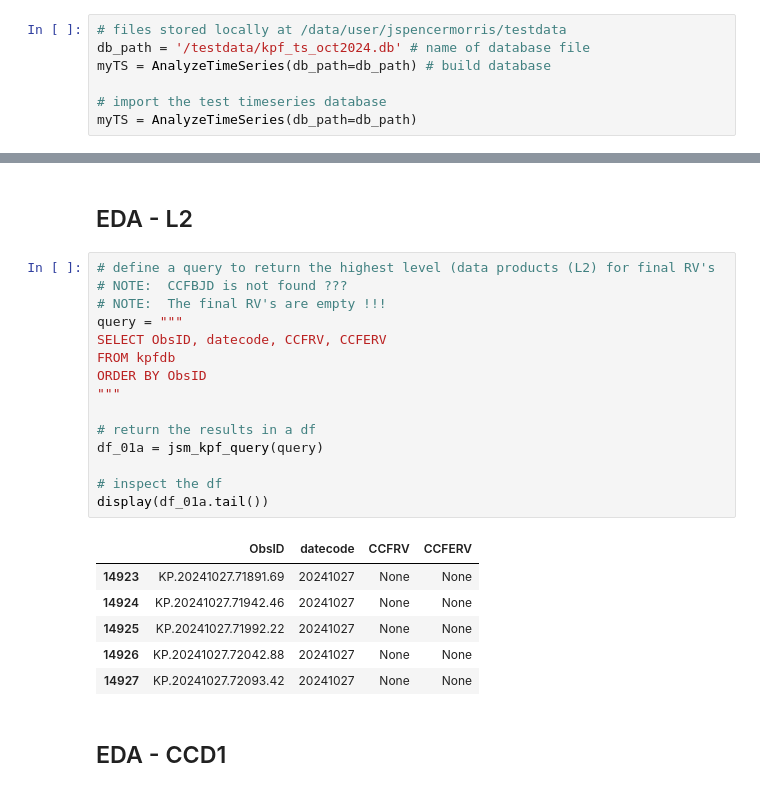
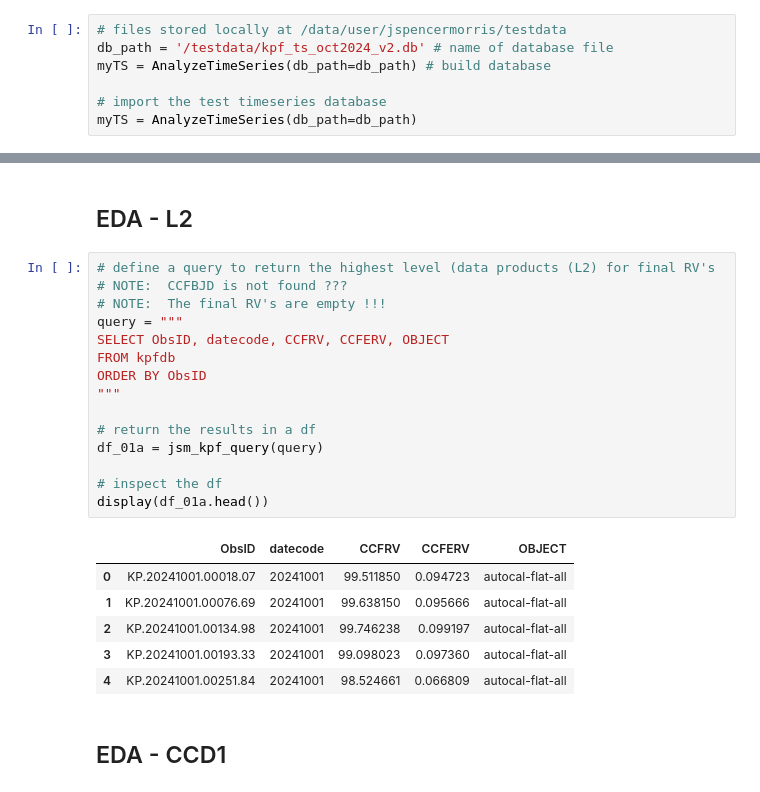
Before and after one commit to howardisaacson/KPF_data_science_sp2025, a Jupyter notebook: jspencermorris/notebooks/jsm_eda_01.ipynb, the cells around one changed output, grey strips where cells are left out. Saved outputs shown, nothing was run; the diff lists cells and outputs as text.

```diff
--- a/jspencermorris/notebooks/jsm_eda_01.ipynb
+++ b/jspencermorris/notebooks/jsm_eda_01.ipynb
@@ -16,7 +16,7 @@ from astropy.table import Table
 import sqlite3
 # %%
 # files stored locally at /data/user/jspencermorris/testdata
-db_path = '/testdata/kpf_ts_oct2024.db' # name of database file
+db_path = '/testdata/kpf_ts_oct2024_v2.db' # name of database file
 myTS = AnalyzeTimeSeries(db_path=db_path) # build database
 
 # import the test timeseries database
@@ -53,24 +296,24 @@ def jsm_kpf_query(jsm_query):
 # %%
 # define a query to return the highest level (data products (L2) for final RV's
 # NOTE:  CCFBJD is not found ???
 # NOTE:  The final RV's are empty !!!
 query = """
-SELECT ObsID, datecode, CCFRV, CCFERV
+SELECT ObsID, datecode, CCFRV, CCFERV, OBJECT
 FROM kpfdb
 ORDER BY ObsID
 """
 
 # return the results in a df
 df_01a = jsm_kpf_query(query)
 
 # inspect the df
-display(df_01a.tail())
+display(df_01a.head())
 # %% [output]
-|  | ObsID | datecode | CCFRV | CCFERV |
-| 14923 | KP.20241027.71891.69 | 20241027 | None | None |
-| 14924 | KP.20241027.71942.46 | 20241027 | None | None |
-| 14925 | KP.20241027.71992.22 | 20241027 | None | None |
-| 14926 | KP.20241027.72042.88 | 20241027 | None | None |
-| 14927 | KP.20241027.72093.42 | 20241027 | None | None |
+|  | ObsID | datecode | CCFRV | CCFERV | OBJECT |
+| 0 | KP.20241001.00018.07 | 20241001 | 99.511850 | 0.094723 | autocal-flat-all |
+| 1 | KP.20241001.00076.69 | 20241001 | 99.638150 | 0.095666 | autocal-flat-all |
+| 2 | KP.20241001.00134.98 | 20241001 | 99.746238 | 0.099197 | autocal-flat-all |
+| 3 | KP.20241001.00193.33 | 20241001 | 99.098023 | 0.097360 | autocal-flat-all |
+| 4 | KP.20241001.00251.84 | 20241001 | 98.524661 | 0.066809 | autocal-flat-all |
 # %% [markdown]
 ## EDA - CCD1
```
Also changed, not shown: parts of 25 cells of this notebook.
